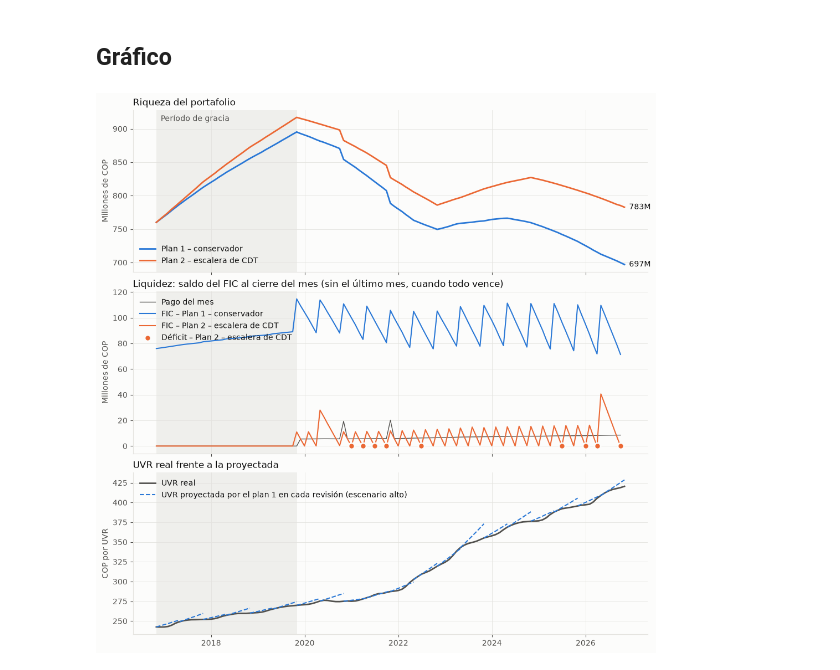
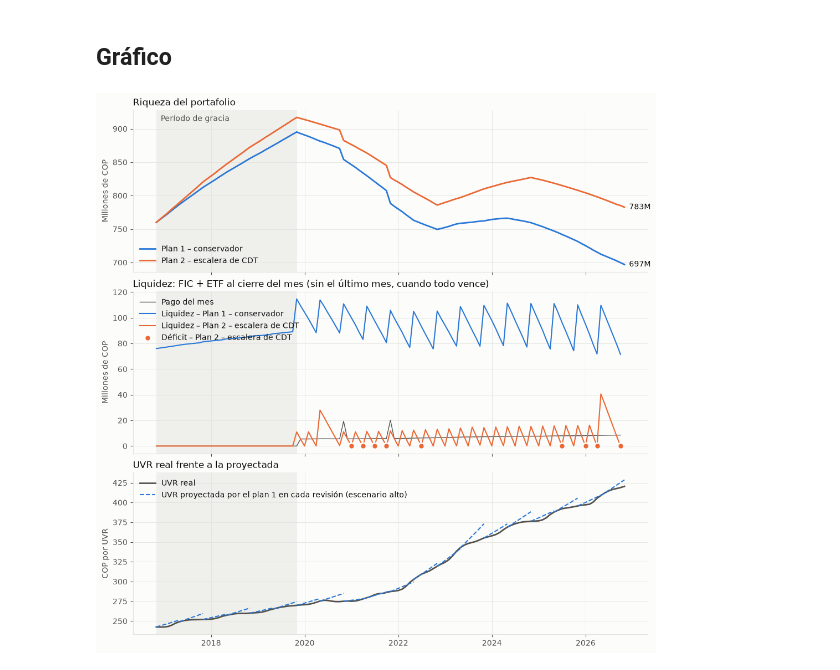
Before and after one commit to Efrain-J/seleccion-portafolio, a Jupyter notebook: notebooks/backtest_plans.ipynb, the cells around one changed output. Cells and saved outputs as stored; diff of their text form; code cells hidden in the pictures.

Commit message:
ETF now is concidered as liquidity. If FIC available isn't enough to pay, the needed ETF is withdrawn

```diff
--- a/notebooks/backtest_plans.ipynb
+++ b/notebooks/backtest_plans.ipynb
@@ -111,42 +111,43 @@ ax_w.set_title("Riqueza del portafolio", loc="left")
 ax_w.set_ylabel("Millones de COP")
 ax_w.legend(frameon=False, loc="lower left", labelcolor=TEXT)
 
-# Liquidez: saldo del FIC de cada plan y pago del mes (neutral: es el mismo para los dos planes).
+# Liquidez: FIC + ETF de cada plan (el ETF se vende si el FIC no alcanza) y pago del mes (neutral).
 # Sin el último mes: en el mes H vencen todos los CDT y la escala no dejaría ver el resto.
 last_month = bt["horizon_months"]
 payments = results["conservative"].query("month < @last_month")
 ax_l.plot(payments["date"], payments["payment_cop"] / 1e6, color=TEXT_2, lw=1, label="Pago del mes")
 for plan, df in results.items():
     df = df[df["month"] < last_month]
-    ax_l.plot(df["date"], df["fic_cop"] / 1e6, color=COLORS[plan], lw=1.5, label=f"FIC – {PLANS[plan]}")
-    short = df[df["shortfall_cop"] > 0]
+    liquid = (df["fic_cop"] + df["etf_cop"]) / 1e6
+    ax_l.plot(df["date"], liquid, color=COLORS[plan], lw=1.5, label=f"Liquidez – {PLANS[plan]}")
+    short = df["shortfall_cop"] > 0
     ax_l.scatter(
-        short["date"],
-        short["fic_cop"] / 1e6,
+        df["date"][short],
+        liquid[short],
         s=64,
         color=COLORS[plan],
         edgecolor=SURFACE,
         linewidth=2,
         zorder=3,
-        label=f"Déficit – {PLANS[plan]}" if len(short) else None,
+        label=f"Déficit – {PLANS[plan]}" if short.any() else None,
     )
-ax_l.set_title("Liquidez: saldo del FIC al cierre del mes (sin el último mes, cuando todo vence)", loc="left")
+ax_l.set_title("Liquidez: FIC + ETF al cierre del mes (sin el último mes, cuando todo vence)", loc="left")
 ax_l.set_ylabel("Millones de COP")
 ax_l.legend(frameon=False, loc="upper left", labelcolor=TEXT)
 
 # UVR real (neutral: no pertenece a ningún plan) y proyectada por el plan 1
 ax_u.plot(dates, uvr_real.values, color=TEXT_2, lw=2, label="UVR real")
 for i, p in enumerate(projections):
     label = (
         f"UVR proyectada por el plan 1 en cada revisión (escenario {SCENARIO_NAMES[scenario]})"
         if i == 0
         else None
     )
     ax_u.plot(p.index, p.values, color=COLORS["conservative"], lw=1.5, ls="--", label=label)
 ax_u.set_title("UVR real frente a la proyectada", loc="left")
 ax_u.set_ylabel("COP por UVR")
 ax_u.legend(frameon=False, loc="upper left", labelcolor=TEXT)
 
 plt.show()
 # %% [output]
-[figure, old version]
+[figure, new version]
```
Also changed, not shown: parts of 2 cells of this notebook, 7 other files.
